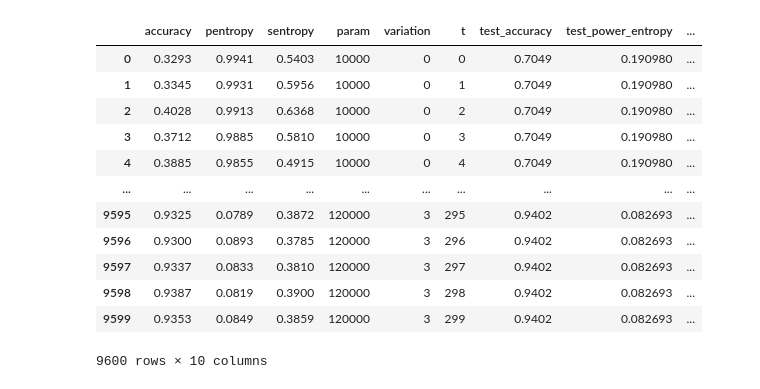
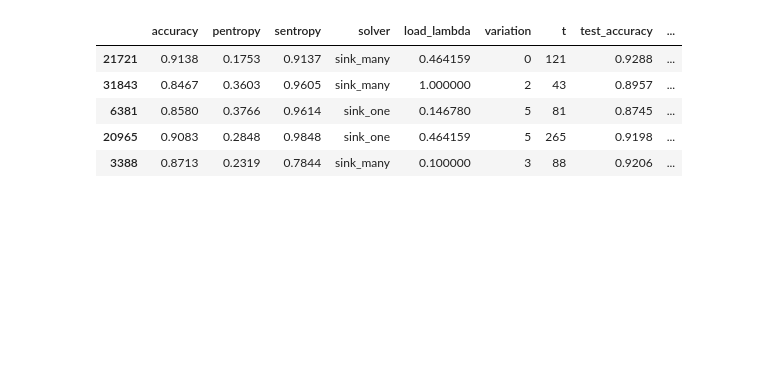
Before and after one commit to viktorvesely/liquid, a Jupyter notebook: experiment_eval.ipynb, the cells around one changed output. Saved outputs shown, nothing was run; the diff lists cells and outputs as text; code cells hidden in the pictures; blank space fills up the shorter version.

```diff
--- a/experiment_eval.ipynb
+++ b/experiment_eval.ipynb
@@ -6,10 +6,17 @@ import pandas as pd
 import numpy as np
 
 # exp_regex = r"\d{8}_\d{6}_exp_load_solver_(iterative|stable_point)_(\d+\.\d+)_(\d+)"
-exp_regex = r"\d{8}_\d{6}_exp_param_budget_(\d+)_(\d+)"
+# exp_regex = r"\d{8}_\d{6}_exp_layer_budget_(\d+)_(\d+)__width_50$"
+# exp_regex = r"\d{8}_\d{6}_exp_layer_budget_(\d+)_(\d+)_20width$"
+# exp_regex = r"\d{8}_\d{6}_exp_ratio_(\d+)_(\d+)_(\d+)_(\d+)$"
+exp_regex = r"\d{8}_\d{6}_exp_main_(sink_many|sink_one)_(\d+\.\d+)_(\d+)$"
+
 folder = Path(".").resolve() / "experiments"
 
-experiment_metrics = ["param", "variation"]
+# experiment_metrics = ["layer", "variation"]
+# experiment_metrics = ["b", "c", "d", "variation"]
+experiment_metrics = ["solver", "load_lambda", "variation"]
+
 run_metrics = {
     "accuracy.txt": "accuracy",
     "power_entropy.txt": "pentropy",
@@ -25,7 +32,6 @@ for ent in folder.iterdir():
         continue
 
     res = re.findall(exp_regex, ent.name)
-
     if len(res) == 0:
         continue
 
@@ -53,25 +59,32 @@ for ent in folder.iterdir():
 
 
 df = pd.DataFrame(columns)
+df["variation"] = pd.to_numeric(df["variation"])
+
+if "layer" in df.columns:
+    df["layer"] = pd.to_numeric(df["layer"])
+
+
+if "b" in df.columns:
+
+    df["ratio"] = df["b"] + ":" +  df["c"] + ":" +  df["d"]
+
+    df["b"] = pd.to_numeric(df["b"])
+    df["c"] = pd.to_numeric(df["c"])
+    df["d"] = pd.to_numeric(df["d"])
+
+if "load_lambda" in df.columns:
+
+    df["load_lambda"] = pd.to_numeric(df["load_lambda"])
-# %%
-df["param"] = pd.to_numeric(df["param"])
-df["variation"] = pd.to_numeric(df["variation"])
 # %%
-df
+df.sample(5)
 # %% [output]
-|  | accuracy | pentropy | sentropy | param | variation | t | test_accuracy | test_power_entropy | ... |
-| 0 | 0.3293 | 0.9941 | 0.5403 | 10000 | 0 | 0 | 0.7049 | 0.190980 | ... |
-| 1 | 0.3345 | 0.9931 | 0.5956 | 10000 | 0 | 1 | 0.7049 | 0.190980 | ... |
-| 2 | 0.4028 | 0.9913 | 0.6368 | 10000 | 0 | 2 | 0.7049 | 0.190980 | ... |
-| 3 | 0.3712 | 0.9885 | 0.5810 | 10000 | 0 | 3 | 0.7049 | 0.190980 | ... |
-| 4 | 0.3885 | 0.9855 | 0.4915 | 10000 | 0 | 4 | 0.7049 | 0.190980 | ... |
-| ... | ... | ... | ... | ... | ... | ... | ... | ... | ... |
-| 9595 | 0.9325 | 0.0789 | 0.3872 | 120000 | 3 | 295 | 0.9402 | 0.082693 | ... |
-| 9596 | 0.9300 | 0.0893 | 0.3785 | 120000 | 3 | 296 | 0.9402 | 0.082693 | ... |
-| 9597 | 0.9337 | 0.0833 | 0.3810 | 120000 | 3 | 297 | 0.9402 | 0.082693 | ... |
-| 9598 | 0.9387 | 0.0819 | 0.3900 | 120000 | 3 | 298 | 0.9402 | 0.082693 | ... |
-| 9599 | 0.9353 | 0.0849 | 0.3859 | 120000 | 3 | 299 | 0.9402 | 0.082693 | ... |
+|  | accuracy | pentropy | sentropy | solver | load_lambda | variation | t | test_accuracy | ... |
+| 21721 | 0.9138 | 0.1753 | 0.9137 | sink_many | 0.464159 | 0 | 121 | 0.9288 | ... |
+| 31843 | 0.8467 | 0.3603 | 0.9605 | sink_many | 1.000000 | 2 | 43 | 0.8957 | ... |
+| 6381 | 0.8580 | 0.3766 | 0.9614 | sink_one | 0.146780 | 5 | 81 | 0.8745 | ... |
+| 20965 | 0.9083 | 0.2848 | 0.9848 | sink_one | 0.464159 | 5 | 265 | 0.9198 | ... |
+| 3388 | 0.8713 | 0.2319 | 0.7844 | sink_many | 0.100000 | 3 | 88 | 0.9206 | ... |
-9600 rows × 10 columns
 # %%
 import matplotlib.pyplot as plt
 
```
Also changed, not shown: parts of 5 cells of this notebook, 15 other files.
